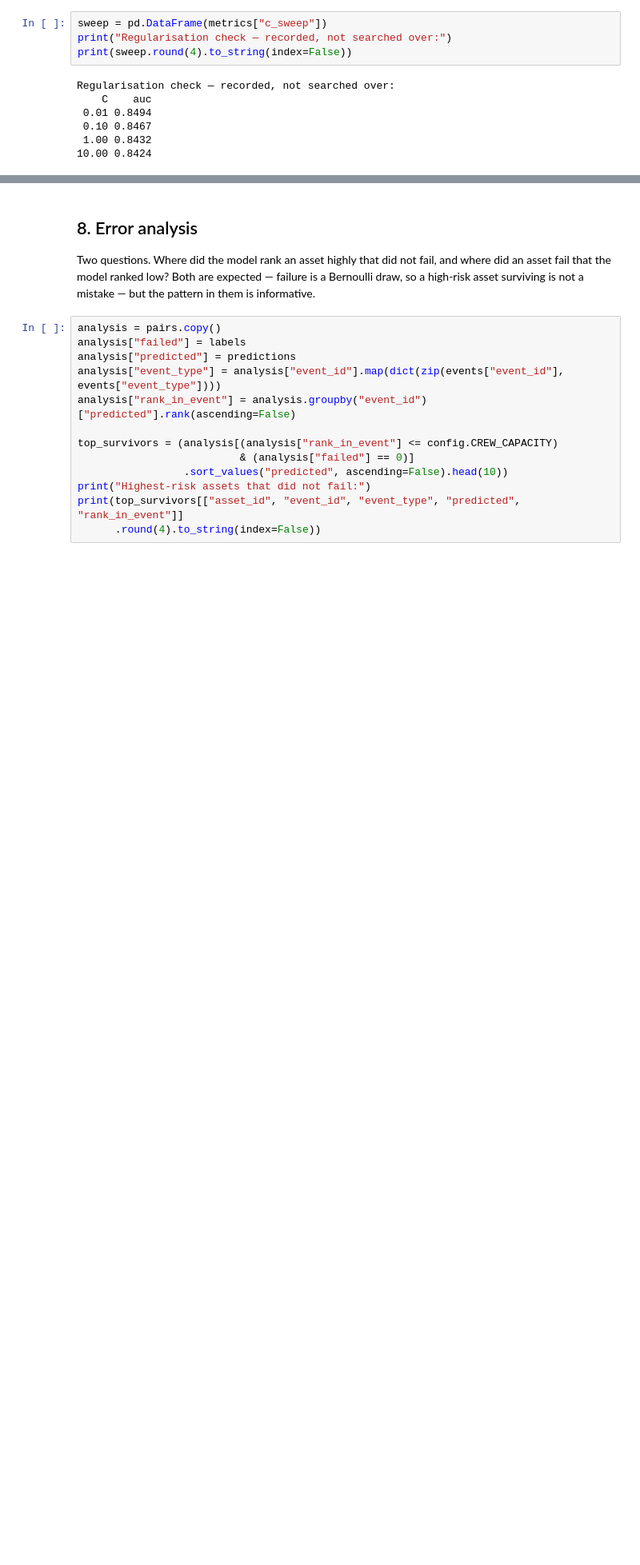
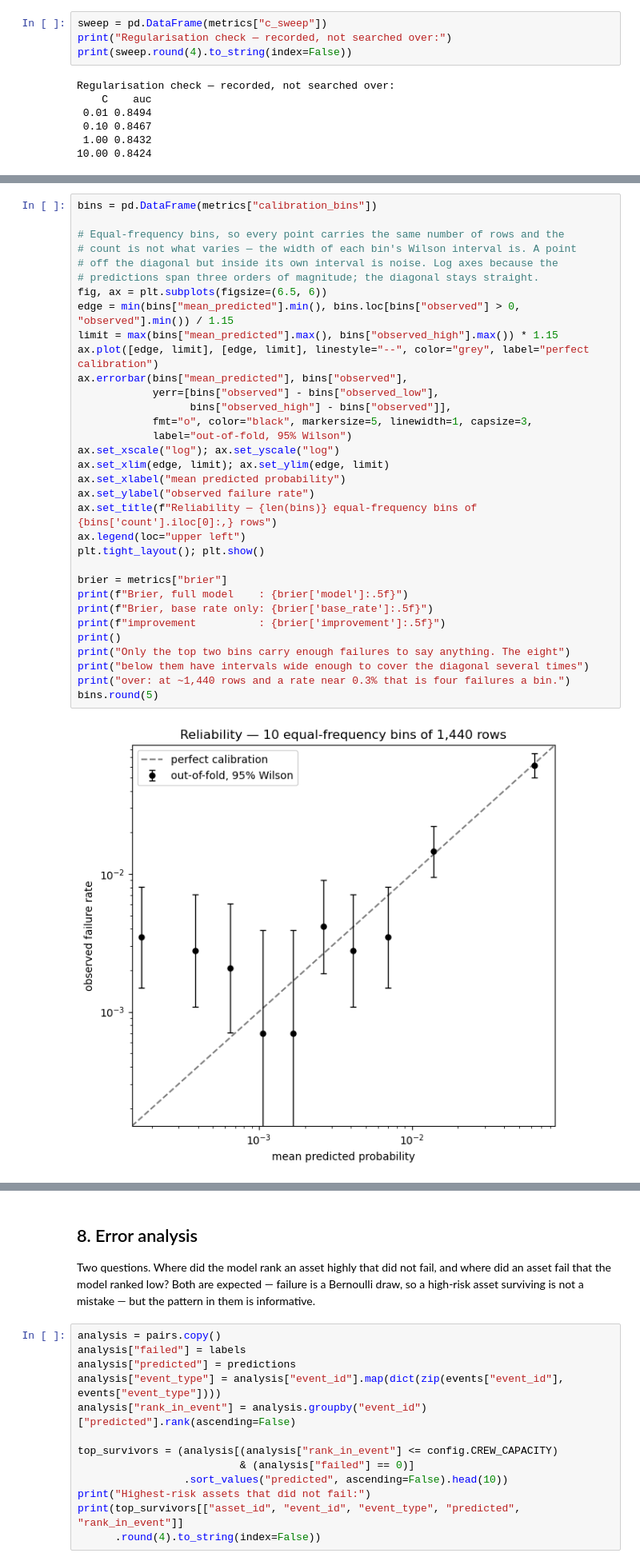
Before and after one commit to hjoneal/heat-risk-triage, a Jupyter notebook: notebooks/01_data_model_and_evaluation.ipynb, the cells around one changed output, grey strips where cells are left out. Shown at 80% size. Drawn from its saved outputs; the diff is of its cells as text; blank space fills up the shorter version.

```diff
--- a/notebooks/01_data_model_and_evaluation.ipynb
+++ b/notebooks/01_data_model_and_evaluation.ipynb
@@ -497,0 +456,35 @@ ablations.round(4)
+# %%
+bins = pd.DataFrame(metrics["calibration_bins"])
+
+# Equal-frequency bins, so every point carries the same number of rows and the
+# count is not what varies — the width of each bin's Wilson interval is. A point
+# off the diagonal but inside its own interval is noise. Log axes because the
+# predictions span three orders of magnitude; the diagonal stays straight.
+fig, ax = plt.subplots(figsize=(6.5, 6))
+edge = min(bins["mean_predicted"].min(), bins.loc[bins["observed"] > 0, "observed"].min()) / 1.15
+limit = max(bins["mean_predicted"].max(), bins["observed_high"].max()) * 1.15
+ax.plot([edge, limit], [edge, limit], linestyle="--", color="grey", label="perfect calibration")
+ax.errorbar(bins["mean_predicted"], bins["observed"],
+            yerr=[bins["observed"] - bins["observed_low"],
+                  bins["observed_high"] - bins["observed"]],
+            fmt="o", color="black", markersize=5, linewidth=1, capsize=3,
+            label="out-of-fold, 95% Wilson")
+ax.set_xscale("log"); ax.set_yscale("log")
+ax.set_xlim(edge, limit); ax.set_ylim(edge, limit)
+ax.set_xlabel("mean predicted probability")
+ax.set_ylabel("observed failure rate")
+ax.set_title(f"Reliability — {len(bins)} equal-frequency bins of {bins['count'].iloc[0]:,} rows")
+ax.legend(loc="upper left")
+plt.tight_layout(); plt.show()
+
+brier = metrics["brier"]
+print(f"Brier, full model    : {brier['model']:.5f}")
+print(f"Brier, base rate only: {brier['base_rate']:.5f}")
+print(f"improvement          : {brier['improvement']:.5f}")
+print()
+print("Only the top two bins carry enough failures to say anything. The eight")
+print("below them have intervals wide enough to cover the diagonal several times")
+print("over: at ~1,440 rows and a rate near 0.3% that is four failures a bin.")
+bins.round(5)
+# %% [output]
+[figure, added]
```
Also changed, not shown: parts of 18 cells of this notebook, 6 other files.
